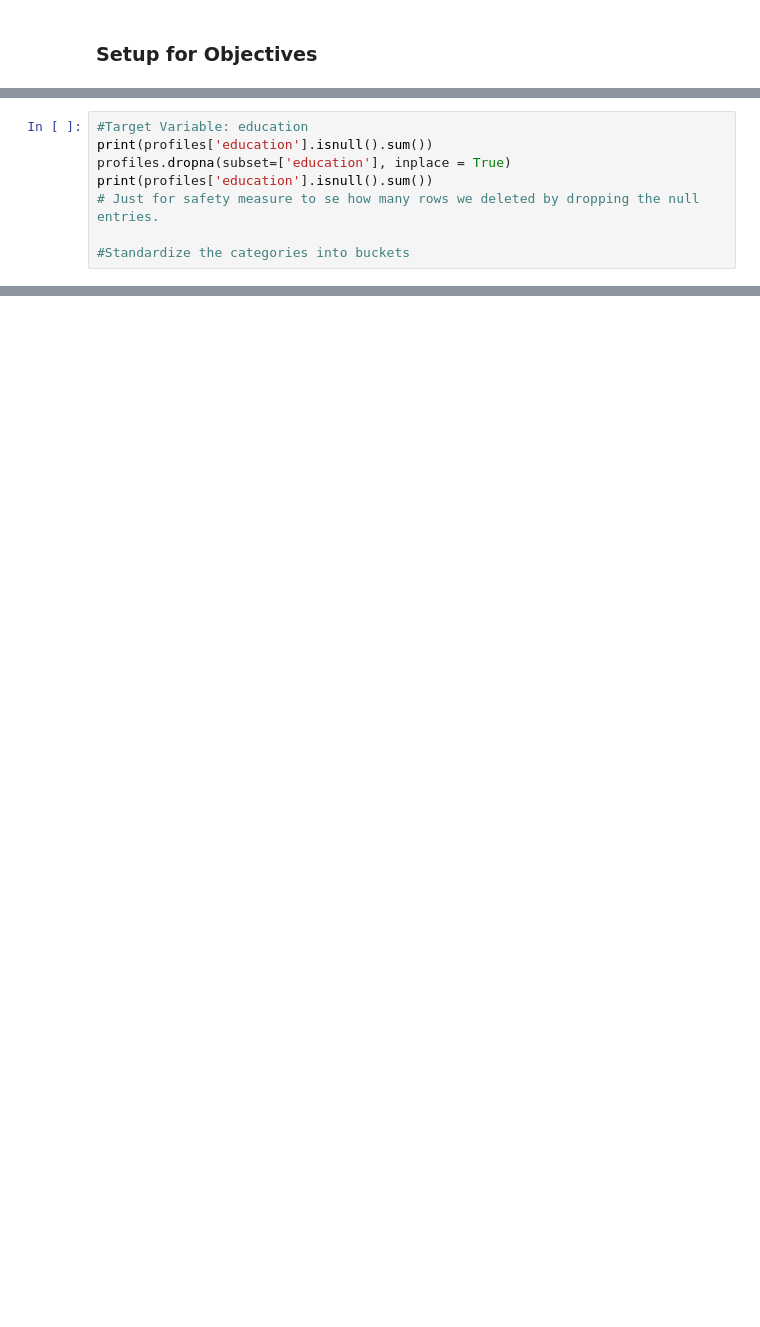
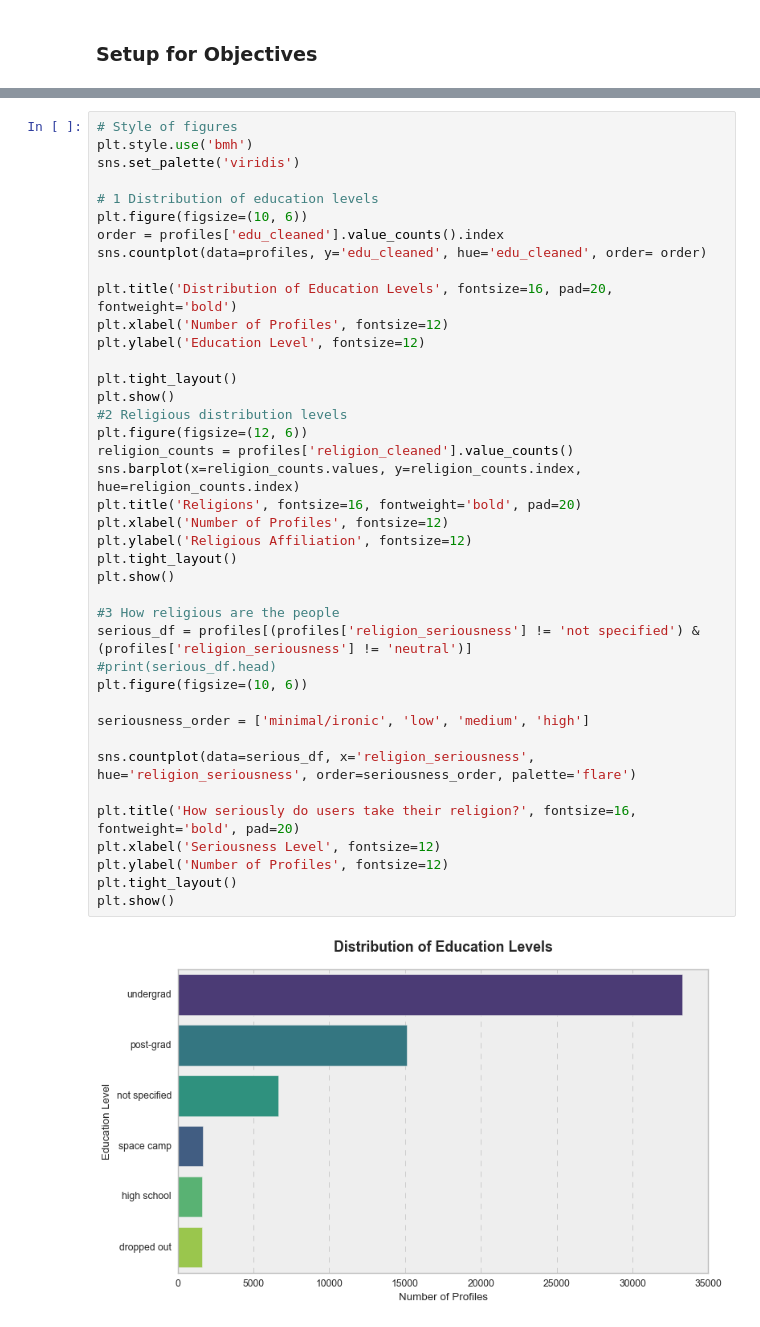
Before and after one commit to byPolo/OkCupid, a Jupyter notebook: Notebooks/OkCupid_DSP.ipynb, the cells around one changed output, grey strips where cells are left out. Saved outputs shown, nothing was run; the diff lists cells and outputs as text; blank space fills up the shorter version.

```diff
--- a/Notebooks/OkCupid_DSP.ipynb
+++ b/Notebooks/OkCupid_DSP.ipynb
@@ -48,8 +45,0 @@ memory usage: 14.2+ MB
-# %%
-#Target Variable: education
-print(profiles['education'].isnull().sum())
-profiles.dropna(subset=['education'], inplace = True)
-print(profiles['education'].isnull().sum())
-# Just for safety measure to se how many rows we deleted by dropping the null entries.
-
-#Standardize the categories into buckets
@@ -58,0 +115,42 @@ print(profiles['education'].isnull().sum())
+# %%
+# Style of figures
+plt.style.use('bmh')
+sns.set_palette('viridis')
+
+# 1 Distribution of education levels
+plt.figure(figsize=(10, 6))
+order = profiles['edu_cleaned'].value_counts().index
+sns.countplot(data=profiles, y='edu_cleaned', hue='edu_cleaned', order= order)
+
+plt.title('Distribution of Education Levels', fontsize=16, pad=20, fontweight='bold')
+plt.xlabel('Number of Profiles', fontsize=12)
+plt.ylabel('Education Level', fontsize=12)
+
+plt.tight_layout()
+plt.show()
+#2 Religious distribution levels
+plt.figure(figsize=(12, 6))
+religion_counts = profiles['religion_cleaned'].value_counts()
+sns.barplot(x=religion_counts.values, y=religion_counts.index, hue=religion_counts.index)
+plt.title('Religions', fontsize=16, fontweight='bold', pad=20)
+plt.xlabel('Number of Profiles', fontsize=12)
+plt.ylabel('Religious Affiliation', fontsize=12)
+plt.tight_layout()
+plt.show()
+
+#3 How religious are the people
+serious_df = profiles[(profiles['religion_seriousness'] != 'not specified') & (profiles['religion_seriousness'] != 'neutral')]
+#print(serious_df.head)
+plt.figure(figsize=(10, 6))
+
+seriousness_order = ['minimal/ironic', 'low', 'medium', 'high']
+
+sns.countplot(data=serious_df, x='religion_seriousness', hue='religion_seriousness', order=seriousness_order, palette='flare')
+
+plt.title('How seriously do users take their religion?', fontsize=16, fontweight='bold', pad=20)
+plt.xlabel('Seriousness Level', fontsize=12)
+plt.ylabel('Number of Profiles', fontsize=12)
+plt.tight_layout()
+plt.show()
+# %% [output]
+[figure, added]
```
Also changed, not shown: parts of 18 cells of this notebook, 1 other file.
